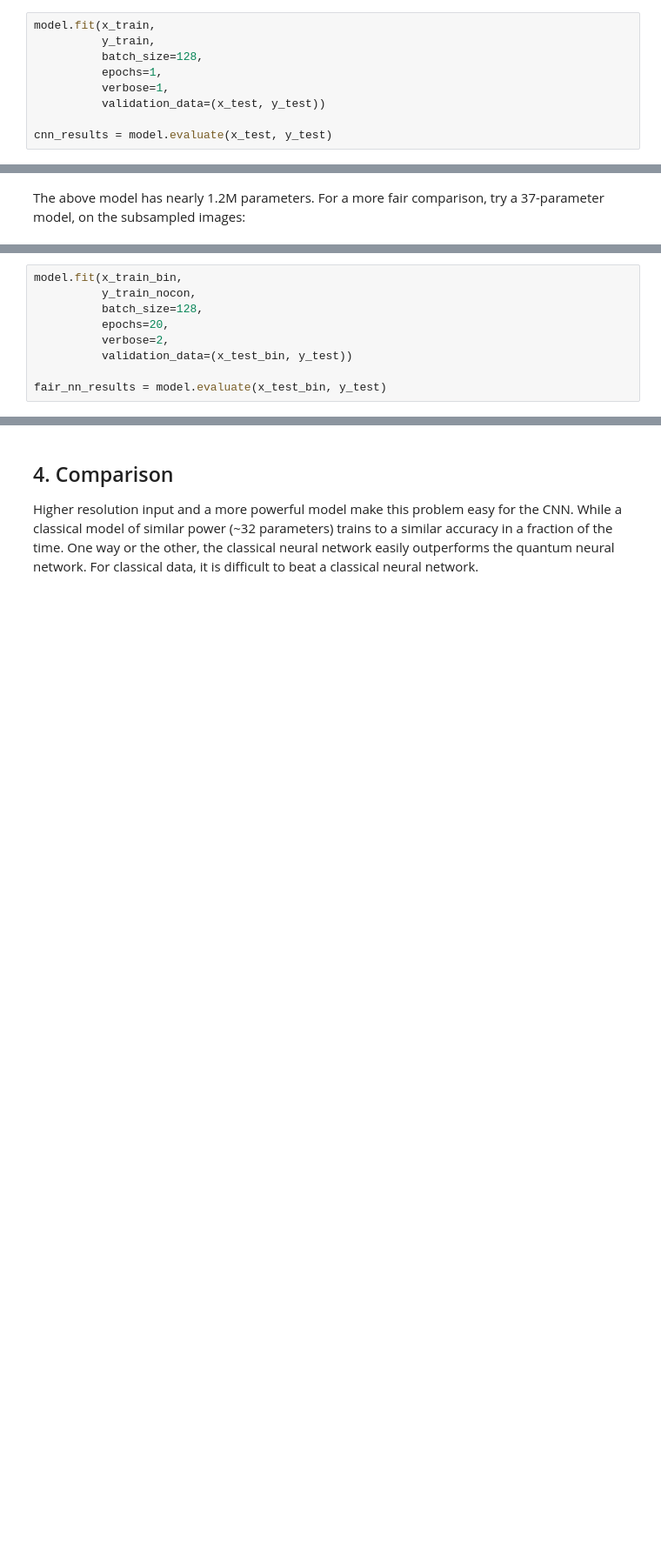
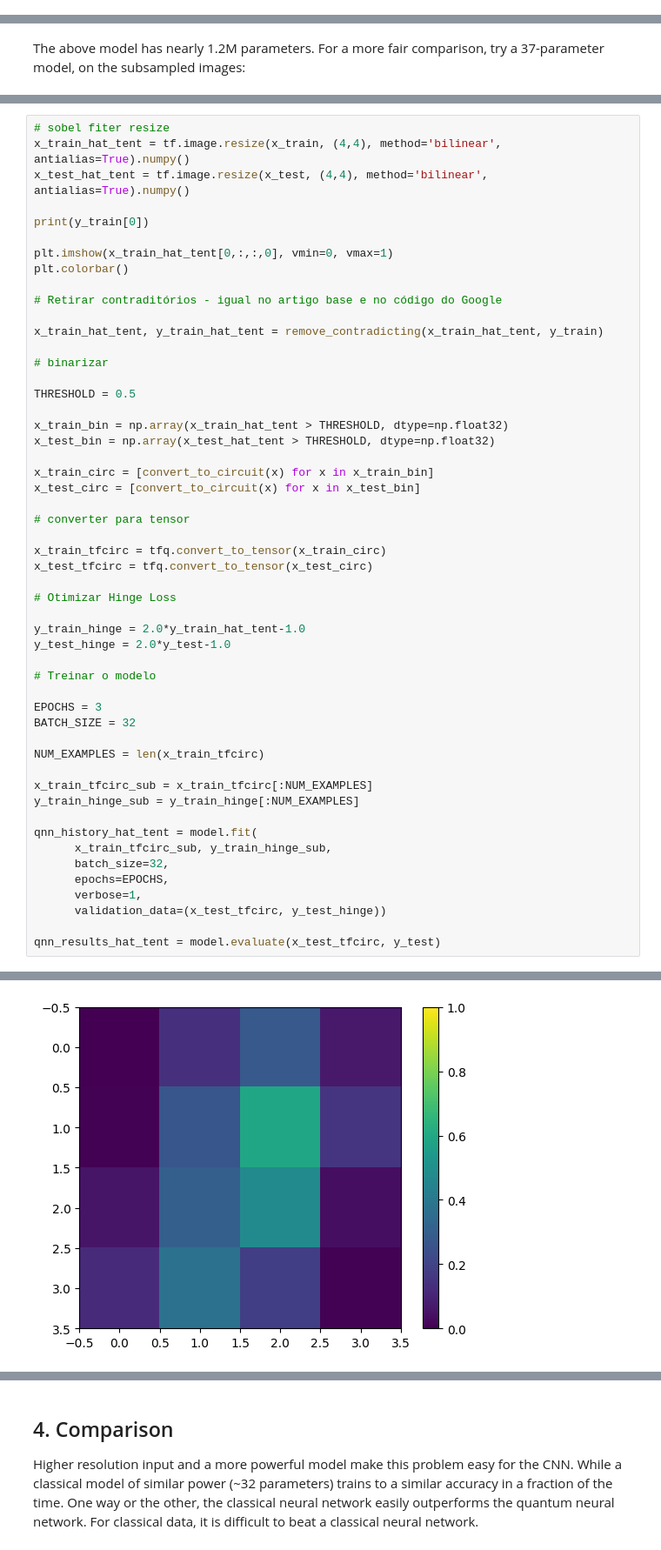
Before and after one commit to rikMath/quantum, a Jupyter notebook: projeto.ipynb, the cells around one changed output, grey strips where cells are left out. Shown: that part at 87% size. Cells and saved outputs as stored; diff of their text form; blank space fills up the shorter version.

Commit message:
resultados

```diff
--- a/projeto.ipynb
+++ b/projeto.ipynb
@@ -516,9 +472,0 @@ _________________________________________________________________
-# %%
-model.fit(x_train,
-          y_train,
-          batch_size=128,
-          epochs=1,
-          verbose=1,
-          validation_data=(x_test, y_test))
-
-cnn_results = model.evaluate(x_test, y_test)
@@ -566,9 +474,0 @@ _________________________________________________________________
-# %%
-model.fit(x_train_bin,
-          y_train_nocon,
-          batch_size=128,
-          epochs=20,
-          verbose=2,
-          validation_data=(x_test_bin, y_test))
-
-fair_nn_results = model.evaluate(x_test_bin, y_test)
@@ -592,0 +556,53 @@ Epoch 20/20
+# %%
+# sobel fiter resize
+x_train_hat_tent = tf.image.resize(x_train, (4,4), method='bilinear', antialias=True).numpy()
+x_test_hat_tent = tf.image.resize(x_test, (4,4), method='bilinear', antialias=True).numpy()
+
+print(y_train[0])
+
+plt.imshow(x_train_hat_tent[0,:,:,0], vmin=0, vmax=1)
+plt.colorbar()
+
+# Retirar contraditórios - igual no artigo base e no código do Google
+
+x_train_hat_tent, y_train_hat_tent = remove_contradicting(x_train_hat_tent, y_train)
+
+# binarizar
+
+THRESHOLD = 0.5
+
+x_train_bin = np.array(x_train_hat_tent > THRESHOLD, dtype=np.float32)
+x_test_bin = np.array(x_test_hat_tent > THRESHOLD, dtype=np.float32)
+
+x_train_circ = [convert_to_circuit(x) for x in x_train_bin]
+x_test_circ = [convert_to_circuit(x) for x in x_test_bin]
+
+# converter para tensor
+
+x_train_tfcirc = tfq.convert_to_tensor(x_train_circ)
+x_test_tfcirc = tfq.convert_to_tensor(x_test_circ)
+
+# Otimizar Hinge Loss
+
+y_train_hinge = 2.0*y_train_hat_tent-1.0
+y_test_hinge = 2.0*y_test-1.0
+
+# Treinar o modelo
+
+EPOCHS = 3
+BATCH_SIZE = 32
+
+NUM_EXAMPLES = len(x_train_tfcirc)
+
+x_train_tfcirc_sub = x_train_tfcirc[:NUM_EXAMPLES]
+y_train_hinge_sub = y_train_hinge[:NUM_EXAMPLES]
+
+qnn_history_hat_tent = model.fit(
+      x_train_tfcirc_sub, y_train_hinge_sub,
+      batch_size=32,
+      epochs=EPOCHS,
+      verbose=1,
+      validation_data=(x_test_tfcirc, y_test_hinge))
+
+qnn_results_hat_tent = model.evaluate(x_test_tfcirc, y_test)
+# %% [output]
@@ -592,0 +624 @@ Epoch 20/20
+[figure, added]
```
Also changed, not shown: parts of 21 cells of this notebook, 1 other file.
